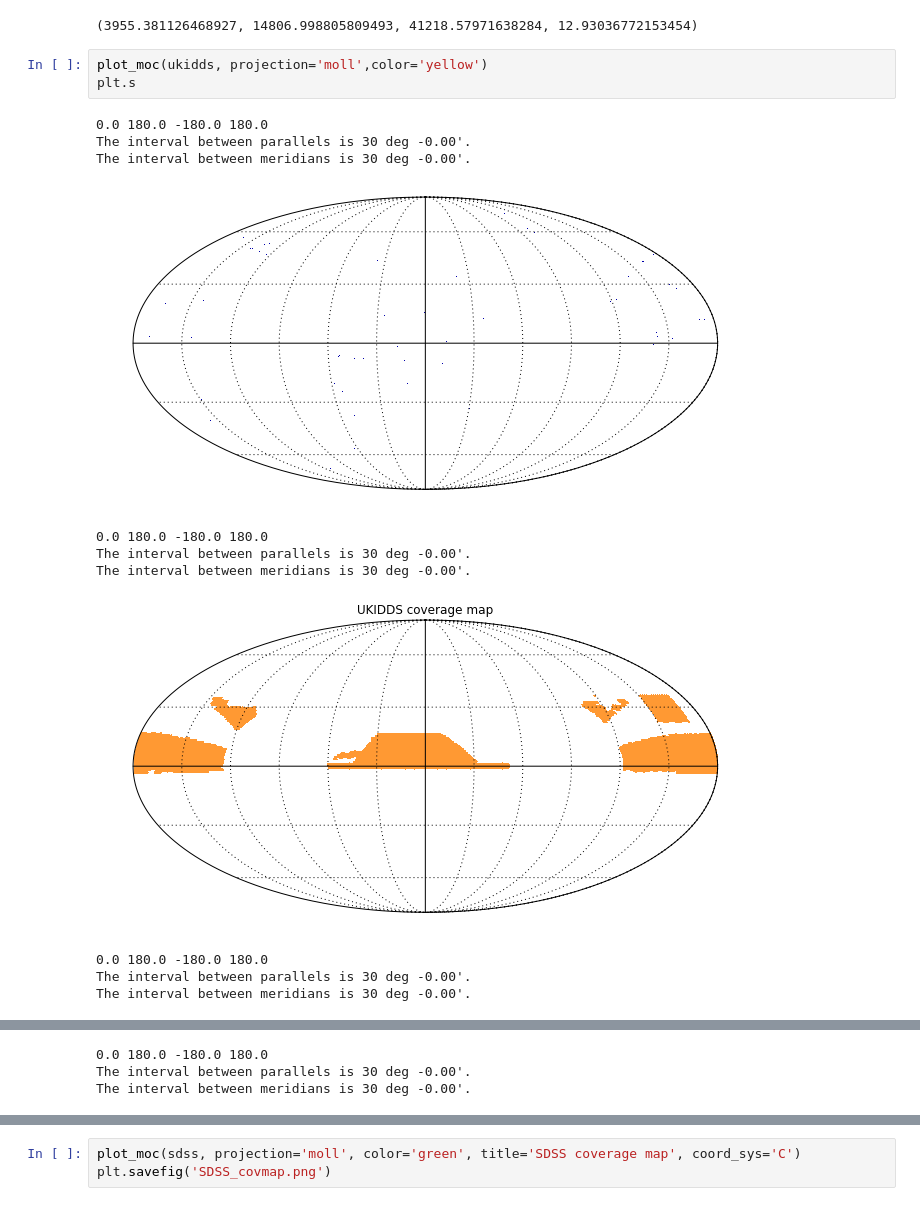
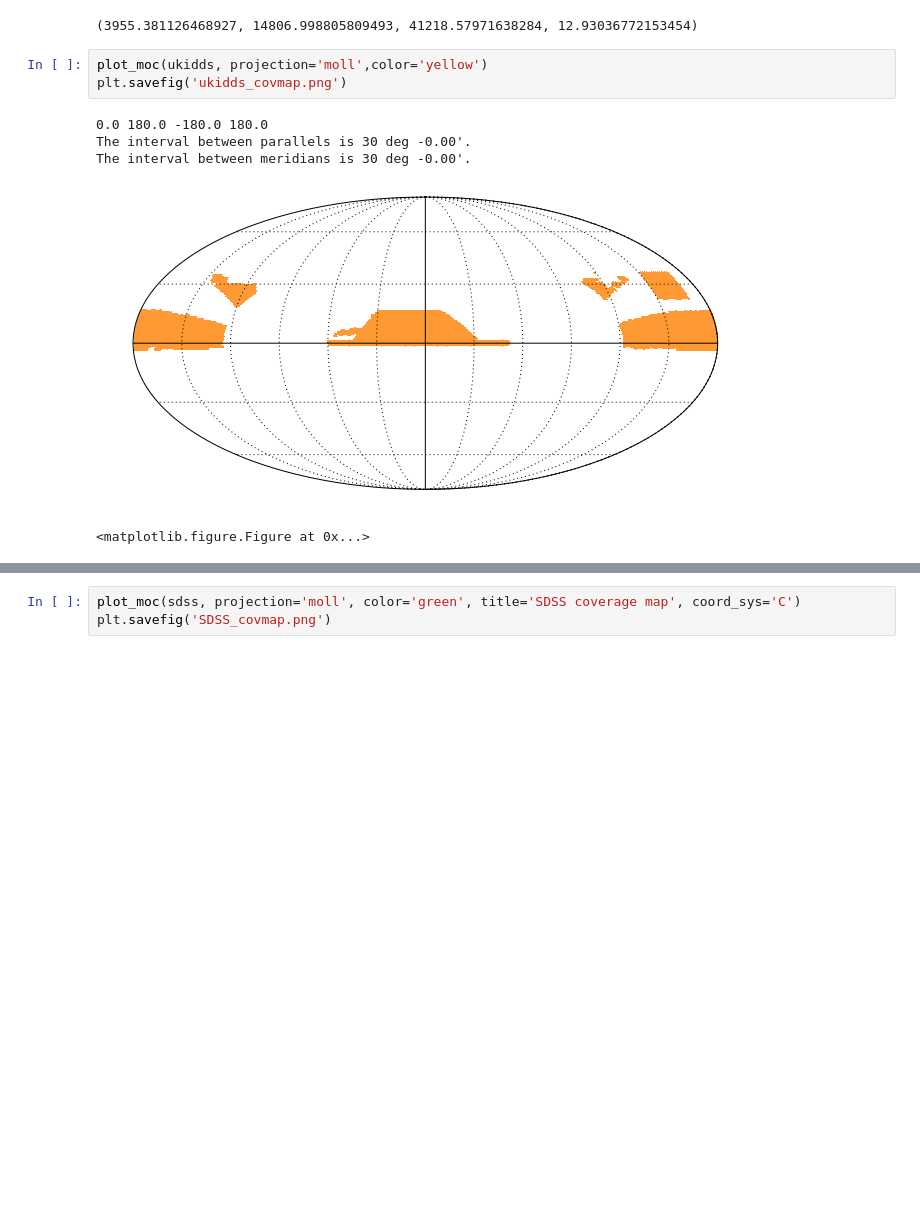
Before and after one commit to calumhrmurray/MPhysProject, a Jupyter notebook: colours_calibration/aitoff_projection.ipynb, the cells around one changed output, grey strips where cells are left out. Drawn from its saved outputs; the diff is of its cells as text; blank space fills up the shorter version.

Commit message:
graphs

```diff
--- a/colours_calibration/aitoff_projection.ipynb
+++ b/colours_calibration/aitoff_projection.ipynb
@@ -18,16 +18,10 @@ ukidds.area_sq_deg, sdss.area_sq_deg, wise.area_sq_deg, galex.area_sq_deg
 (3955.381126468927, 14806.998805809493, 41218.57971638284, 12.93036772153454)
 # %%
 plot_moc(ukidds, projection='moll',color='yellow')
-plt.s
+plt.savefig('ukidds_covmap.png')
 # %% [output]
 0.0 180.0 -180.0 180.0
 The interval between parallels is 30 deg -0.00'.
 The interval between meridians is 30 deg -0.00'.
-[figure, old version]
+[figure, new version]
-0.0 180.0 -180.0 180.0
-The interval between parallels is 30 deg -0.00'.
-The interval between meridians is 30 deg -0.00'.
+<matplotlib.figure.Figure at 0x...>
-[figure, removed]
-0.0 180.0 -180.0 180.0
-The interval between parallels is 30 deg -0.00'.
-The interval between meridians is 30 deg -0.00'.
@@ -35,3 +27,0 @@ The interval between meridians is 30 deg -0.00'.
-0.0 180.0 -180.0 180.0
-The interval between parallels is 30 deg -0.00'.
-The interval between meridians is 30 deg -0.00'.
```
Also changed, not shown: parts of 2 cells of this notebook.
